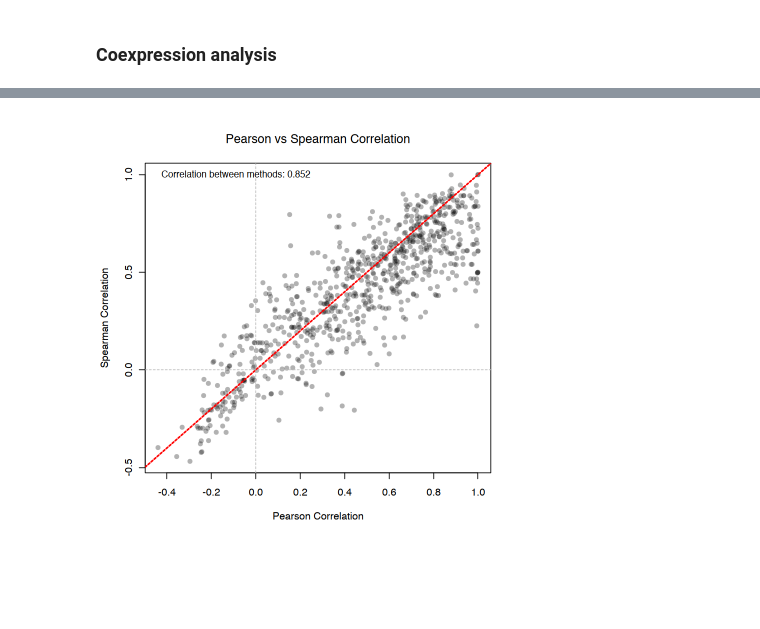
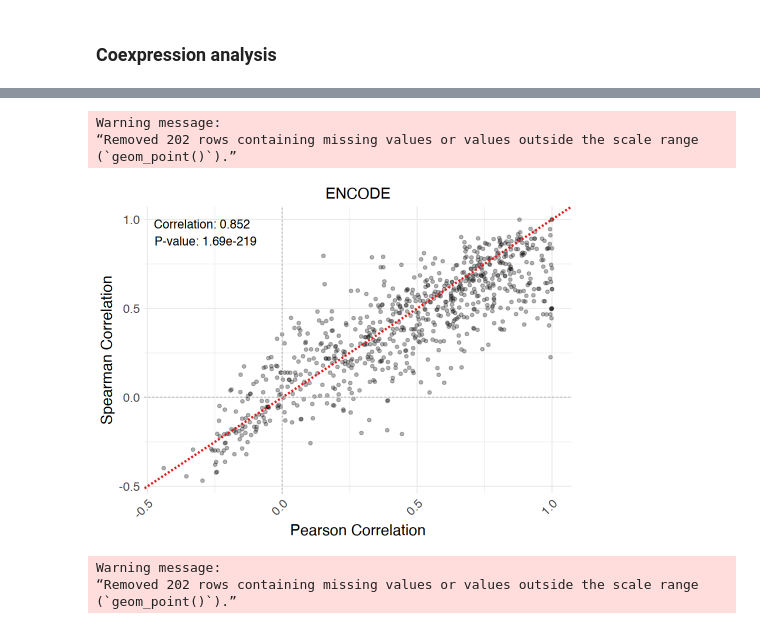
Before and after one commit to MartinLoza/lncRNA_TF_pairs_analysis, a Jupyter notebook: 06_ENCODE_analyses/03_Coexpression_analysis.ipynb, the cells around one changed output, grey strips where cells are left out. Drawn from its saved outputs; the diff is of its cells as text; code cells hidden in the pictures; blank space fills up the shorter version.

```diff
--- a/06_ENCODE_analyses/03_Coexpression_analysis.ipynb
+++ b/06_ENCODE_analyses/03_Coexpression_analysis.ipynb
@@ -341,23 +405,38 @@ par(mfrow = c(1, 1))
 # %%
 # Comparison: Pearson vs Spearman correlation
-plot(coexpression_results$pearson_correlation,
-     coexpression_results$spearman_correlation,
-     pch = 16,
-     col = rgb(0, 0, 0, 0.3),
-     xlab = "Pearson Correlation",
-     ylab = "Spearman Correlation",
-     main = "Pearson vs Spearman Correlation")
-abline(0, 1, col = "red", lty = 2, lwd = 2)
-abline(h = 0, col = "grey", lty = 2)
-abline(v = 0, col = "grey", lty = 2)
 
 # Calculate correlation between the two methods
-method_cor <- cor(coexpression_results$pearson_correlation,
-                  coexpression_results$spearman_correlation,
-                  use = "complete.obs")
-legend("topleft",
-       legend = paste0("Correlation between methods: ", round(method_cor, 3)),
-       bty = "n",
-       cex = 0.9)
+method_cor_test <- cor.test(coexpression_results$pearson_correlation,
+                            coexpression_results$spearman_correlation,
+                            use = "complete.obs")
+method_cor <- method_cor_test$estimate
+method_pval <- method_cor_test$p.value
+# Note: FDR adjustment not needed for single test (FDR = p-value)
+
+options(repr.plot.width=8, repr.plot.height=6)
+p_comparison_methods <-  ggplot(coexpression_results, aes(x = pearson_correlation, y = spearman_correlation)) +
+    geom_point(alpha = 0.3, size = 1.5) +
+    geom_abline(intercept = 0, slope = 1, color = red, linetype = "dashed", linewidth = 1) +
+    geom_hline(yintercept = 0, color = "grey", linetype = "dashed") +
+    geom_vline(xintercept = 0, color = "grey", linetype = "dashed") +
+    annotate("text", x = -Inf, y = Inf,
+             label = paste0("Correlation: ", round(method_cor, 3), "\nP-value: ", format(method_pval, scientific = TRUE, digits = 3)),
+             hjust = -0.1, vjust = 1.5, size = 5) +
+    labs(
+        x = "Pearson Correlation",
+        y = "Spearman Correlation",
+        title = "ENCODE"
+    ) +
+    theme_minimal() +
+    theme(
+        text = element_text(size = text_size),
+        strip.text = element_text(size = text_size + 1),
+        axis.text.x = element_text(angle = 45, hjust = 1),
+        plot.title = element_text(hjust = 0.5, size = text_size)
+    )
+p_comparison_methods
 # %% [output]
+Warning message:
+“Removed 202 rows containing missing values or values outside the scale range
+(`geom_point()`).”
-[figure, old version]
+[figure, new version]
@@ -372,0 +443,9 @@ legend("topleft",
+# %%
+# save the volcano plot
+ggsave(filename = file.path(out_plot_dir, paste0("ENCODE_comparison_methods_", date, ".pdf")),
+    plot = p_comparison_methods,
+    width = width * 0.3, height = 5.0, units = "in", dpi = dpi)
+# %% [output]
+Warning message:
+“Removed 202 rows containing missing values or values outside the scale range
+(`geom_point()`).”
```
Also changed, not shown: parts of 12 cells of this notebook.
